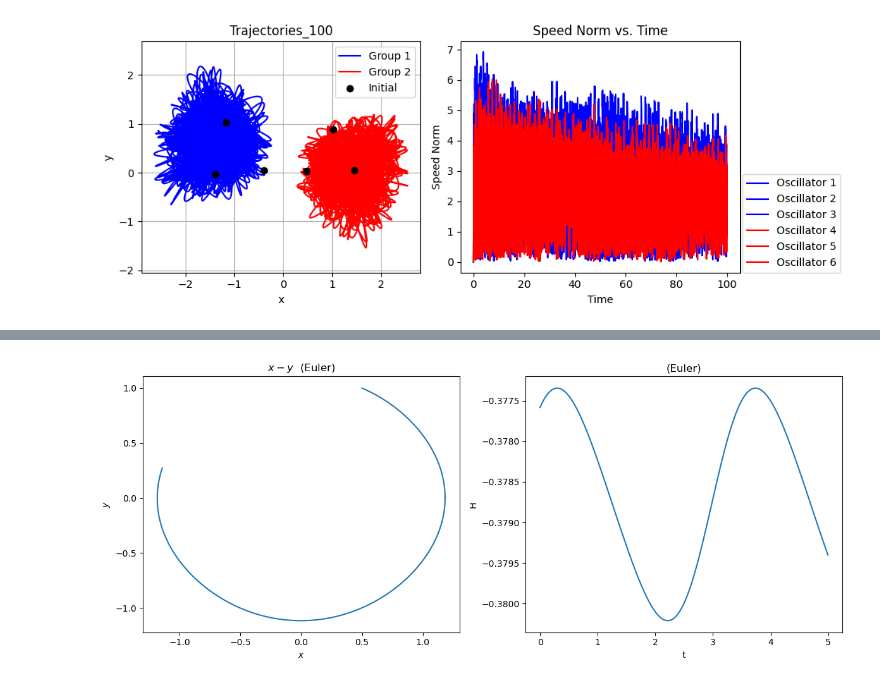
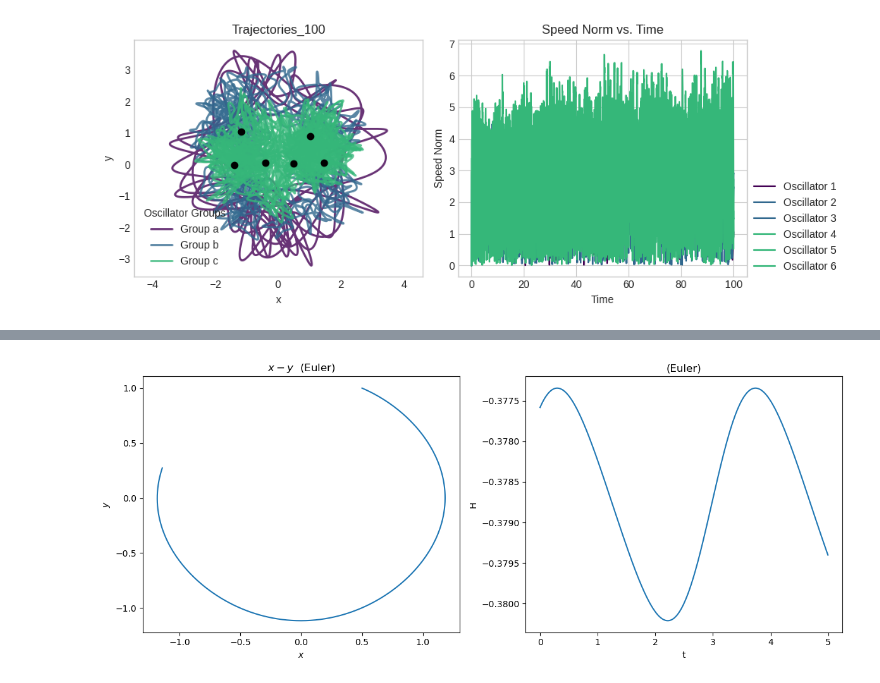
Before and after one commit to Matthew-ymz/Time-series-forecasting-for-causal-emergence, a Jupyter notebook: preprocessing/preprocess_spring.ipynb, the cells around one changed output, grey strips where cells are left out. Cells and saved outputs as stored; diff of their text form; code cells hidden in the pictures.

```diff
--- a/preprocessing/preprocess_spring.ipynb
+++ b/preprocessing/preprocess_spring.ipynb
@@ -9,10 +9,11 @@ np.random.seed(seed)
 N = 6  # 振子数量
 m = 1.0  # 质量
 k_strong = 50.0
-k_weak = 0.6
+k_weak = 1
 
 # 振子分组
-groups = {0:'a',1:'a',2:'a',3:'b',4:'b',5:'b'}#[[0,1,2], [3,4,5]]
+# groups = {0:'a',1:'a',2:'a',3:'b',4:'b',5:'b'}
+groups = {0:'a',1:'b',2:'b',3:'c',4:'c',5:'c'}
 springs = []  # (i, j, k_ij)
 
 for i in range(N):
@@ -61,41 +62,51 @@ def deriv(t, y):
     return dydt
 
 # 积分
 t_span = [0, 100]
 t_eval = np.linspace(0, 100, 10000)
 sol = solve_ivp(deriv, t_span, y0, t_eval=t_eval)
 
 traj = sol.y[:2*N,:].reshape(N,2,-1)
 vels = sol.y[2*N:,:].reshape(N,2,-1)
 vnorm = np.linalg.norm(vels, axis=1)  # 每个振子的速度模长
 
 # 轨迹图
+unique_groups = sorted(list(set(groups.values())))
+color_map = {group: plt.cm.viridis(i/len(unique_groups)) for i, group in enumerate(unique_groups)}
 plt.figure(figsize=(10,4))
+plt.style.use('seaborn-v0_8-whitegrid')
 plt.subplot(1,2,1)
-for i in range(3):
-    plt.plot(traj[i,0,:], traj[i,1,:], 'b', label='Group 1' if i==0 else None)
-for i in range(3,6):
-    plt.plot(traj[i,0,:], traj[i,1,:], 'r', label='Group 2' if i==3 else None)
+legend_handles = {}
+for i in range(N):
+    group = groups[i]
+    color = color_map[group]
+    line, = plt.plot(traj[i,0,:], traj[i,1,:], color=color, linewidth=2, alpha=0.8)
+    if group not in legend_handles:
+        legend_handles[group] = line
+
 plt.scatter(pos_init[:,0], pos_init[:,1], c='k', zorder=10, label='Initial')
-plt.legend()
+plt.legend(legend_handles.values(), [f'Group {g}' for g in legend_handles.keys()],
+              title="Oscillator Groups",
+              loc='best')
 plt.axis('equal')
 plt.title(f"Trajectories_{seed}")
 plt.xlabel('x'); plt.ylabel('y')
 plt.grid()
 
 # 速度模长图
 plt.subplot(1,2,2)
-colors = ['b']*3 + ['r']*3  # 前3条蓝色，后3条红色
 for i in range(N):
-    plt.plot(t_eval, vnorm[i], color=colors[i], label=f"Oscillator {i+1}")
+    group = groups[i]
+    color = color_map[group]
+    plt.plot(t_eval, vnorm[i], color=color, label=f"Oscillator {i+1}")
 plt.title("Speed Norm vs. Time")
 plt.xlabel("Time")
 plt.ylabel("Speed Norm")
 plt.legend(loc=[1.01,0])
 plt.tight_layout()
 plt.show()
 # %% [output]
-[figure, old version]
+[figure, new version]
 # %%
 import pandas as pd
 data_frame = pd.DataFrame(sol.y.T)
```
Also changed, not shown: parts of 7 cells of this notebook, 4 other files.
